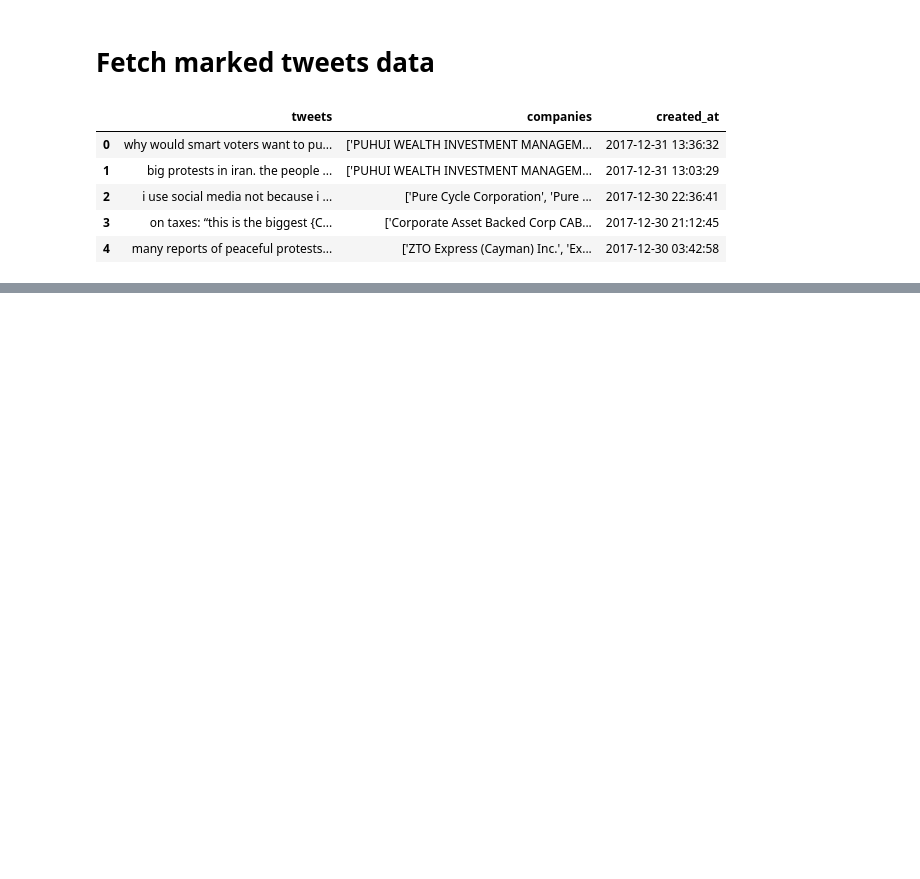
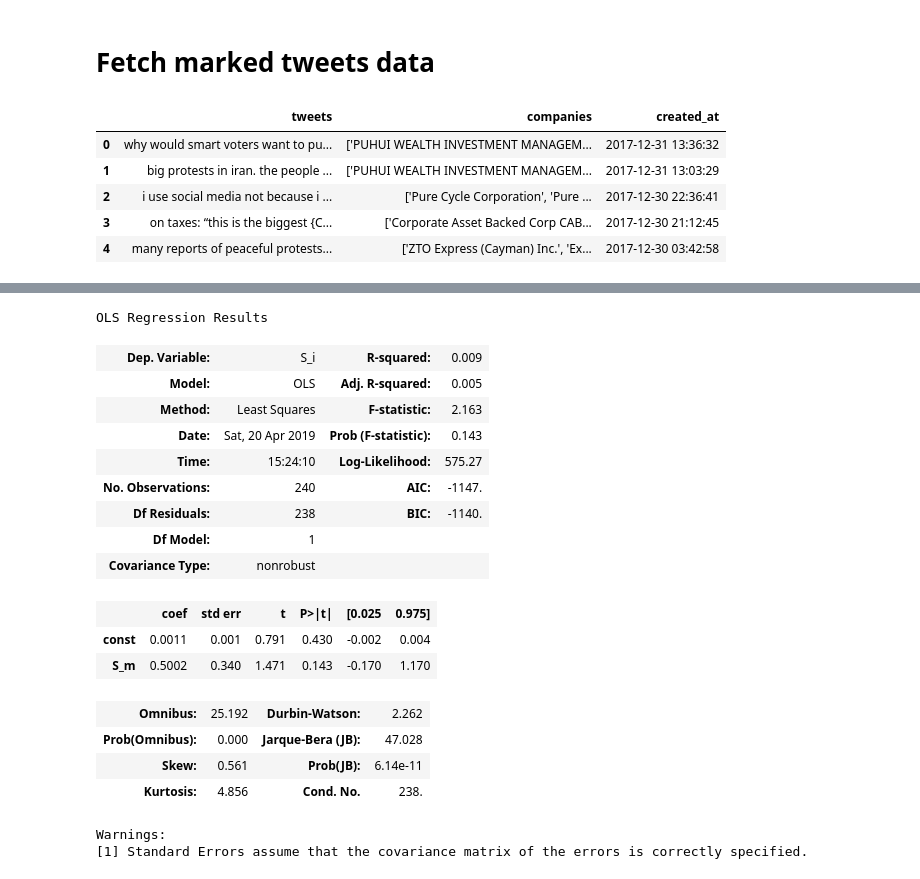
Before and after one commit to OrangeXia2013/TrumpTweetsProject, a Jupyter notebook: code_2017_2018/Event_study.ipynb, the cells around one changed output, grey strips where cells are left out. Saved outputs shown, nothing was run; the diff lists cells and outputs as text; code cells hidden in the pictures; blank space fills up the shorter version.

```diff
--- a/code_2017_2018/Event_study.ipynb
+++ b/code_2017_2018/Event_study.ipynb
@@ -144,0 +226,25 @@ Connected! It's the 1/200 try...
+# %%
+X = add_constant(ret['S_m'].iloc[: 240])
+model = OLS(ret['S_i'].iloc[: 240], X).fit()
+# %%
+model.summary()
+# %% [output]
+OLS Regression Results
+| Dep. Variable: | S_i | R-squared: | 0.009 |
+| Model: | OLS | Adj. R-squared: | 0.005 |
+| Method: | Least Squares | F-statistic: | 2.163 |
+| Date: | Sat, 20 Apr 2019 | Prob (F-statistic): | 0.143 |
+| Time: | 15:24:10 | Log-Likelihood: | 575.27 |
+| No. Observations: | 240 | AIC: | -1147. |
+| Df Residuals: | 238 | BIC: | -1140. |
+| Df Model: | 1 |  |  |
+| Covariance Type: | nonrobust |  |  |
+|  | coef | std err | t | P>|t| | [0.025 | 0.975] |
+| const | 0.0011 | 0.001 | 0.791 | 0.430 | -0.002 | 0.004 |
+| S_m | 0.5002 | 0.340 | 1.471 | 0.143 | -0.170 | 1.170 |
+| Omnibus: | 25.192 | Durbin-Watson: | 2.262 |
+| Prob(Omnibus): | 0.000 | Jarque-Bera (JB): | 47.028 |
+| Skew: | 0.561 | Prob(JB): | 6.14e-11 |
+| Kurtosis: | 4.856 | Cond. No. | 238. |
+Warnings:
+[1] Standard Errors assume that the covariance matrix of the errors is correctly specified.
```
Also changed, not shown: parts of 13 cells of this notebook.
